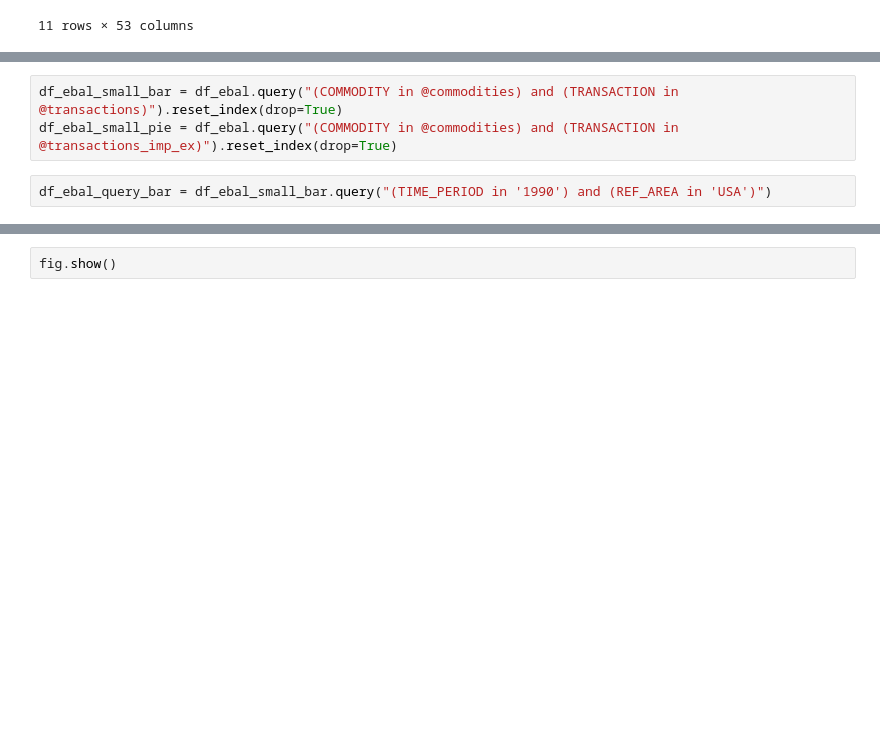
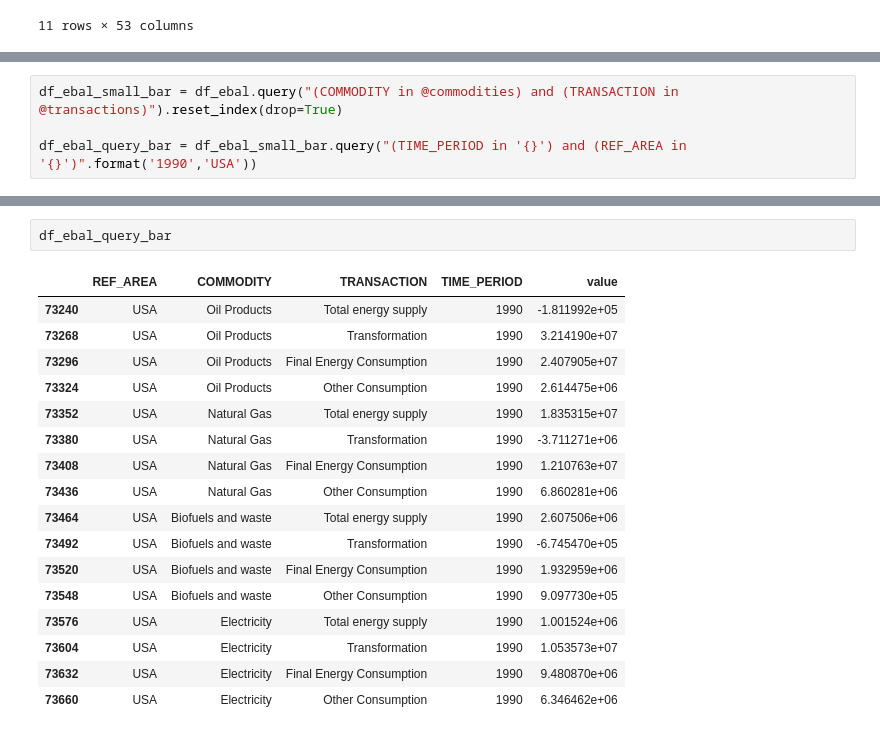
Before and after one commit to reach2sayan/data-1050-infinity, a Jupyter notebook: Visualisation_S.ipynb, the cells around one changed output, grey strips where cells are left out. Cells and saved outputs as stored; diff of their text form; blank space fills up the shorter version.

```diff
--- a/Visualisation_S.ipynb
+++ b/Visualisation_S.ipynb
@@ -120,5 +233,4 @@ transactions_imp_ex = ['Imports','Exports','Primary production']
 # %%
 df_ebal_small_bar = df_ebal.query("(COMMODITY in @commodities) and (TRANSACTION in @transactions)").reset_index(drop=True)
-df_ebal_small_pie = df_ebal.query("(COMMODITY in @commodities) and (TRANSACTION in @transactions_imp_ex)").reset_index(drop=True)
+
+df_ebal_query_bar = df_ebal_small_bar.query("(TIME_PERIOD in '{}') and (REF_AREA in '{}')".format('1990','USA'))
-# %%
-df_ebal_query_bar = df_ebal_small_bar.query("(TIME_PERIOD in '1990') and (REF_AREA in 'USA')")
@@ -246,2 +237,20 @@ df_ebal_query_pie
-# %%
-fig.show()
+# %%
+df_ebal_query_bar
+# %% [output]
+|  | REF_AREA | COMMODITY | TRANSACTION | TIME_PERIOD | value |
+| 73240 | USA | Oil Products | Total energy supply | 1990 | -1.811992e+05 |
+| 73268 | USA | Oil Products | Transformation | 1990 | 3.214190e+07 |
+| 73296 | USA | Oil Products | Final Energy Consumption | 1990 | 2.407905e+07 |
+| 73324 | USA | Oil Products | Other Consumption | 1990 | 2.614475e+06 |
+| 73352 | USA | Natural Gas | Total energy supply | 1990 | 1.835315e+07 |
+| 73380 | USA | Natural Gas | Transformation | 1990 | -3.711271e+06 |
+| 73408 | USA | Natural Gas | Final Energy Consumption | 1990 | 1.210763e+07 |
+| 73436 | USA | Natural Gas | Other Consumption | 1990 | 6.860281e+06 |
+| 73464 | USA | Biofuels and waste | Total energy supply | 1990 | 2.607506e+06 |
+| 73492 | USA | Biofuels and waste | Transformation | 1990 | -6.745470e+05 |
+| 73520 | USA | Biofuels and waste | Final Energy Consumption | 1990 | 1.932959e+06 |
+| 73548 | USA | Biofuels and waste | Other Consumption | 1990 | 9.097730e+05 |
+| 73576 | USA | Electricity | Total energy supply | 1990 | 1.001524e+06 |
+| 73604 | USA | Electricity | Transformation | 1990 | 1.053573e+07 |
+| 73632 | USA | Electricity | Final Energy Consumption | 1990 | 9.480870e+06 |
+| 73660 | USA | Electricity | Other Consumption | 1990 | 6.346462e+06 |
```
Also changed, not shown: parts of 20 cells of this notebook, 2 other files.
